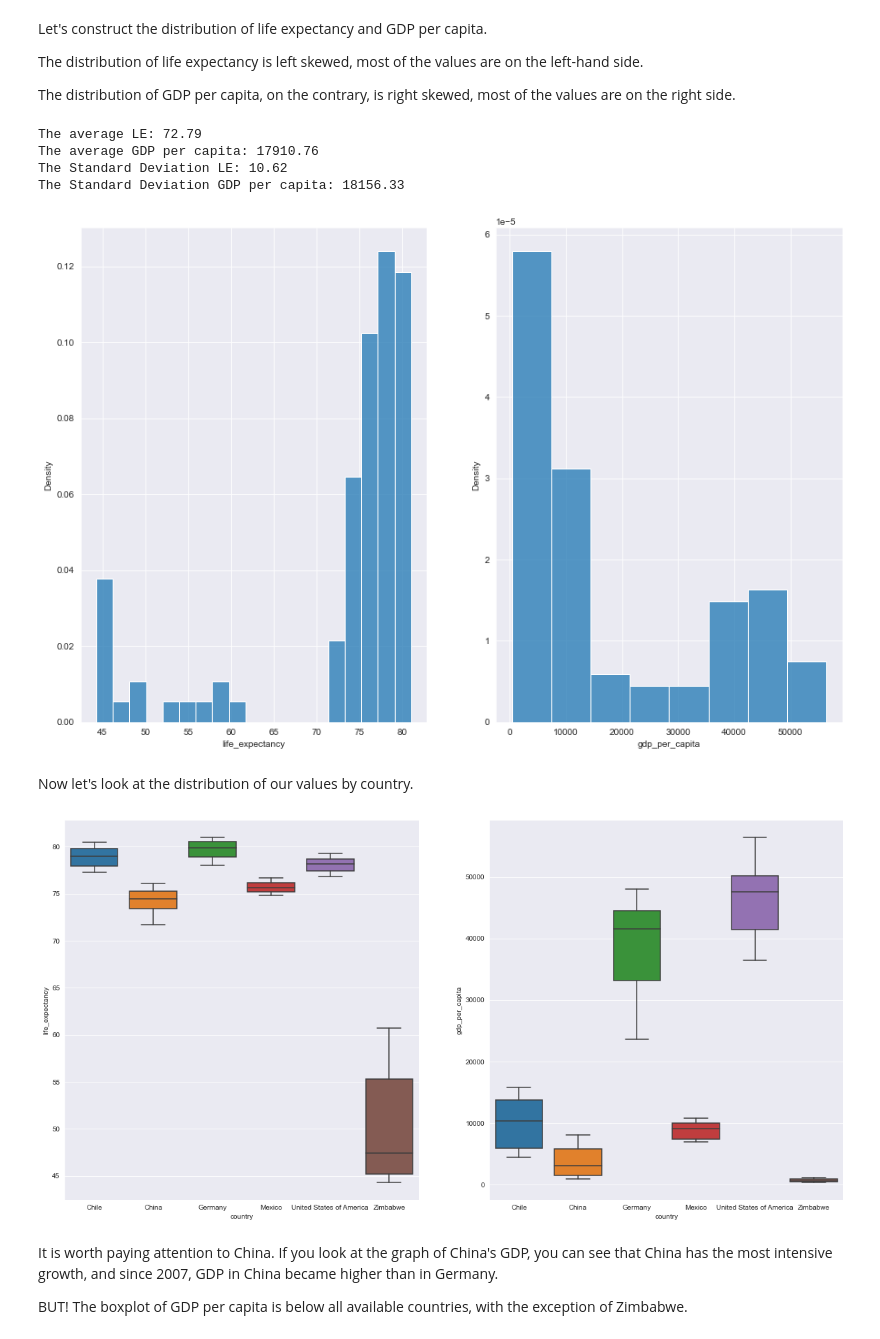
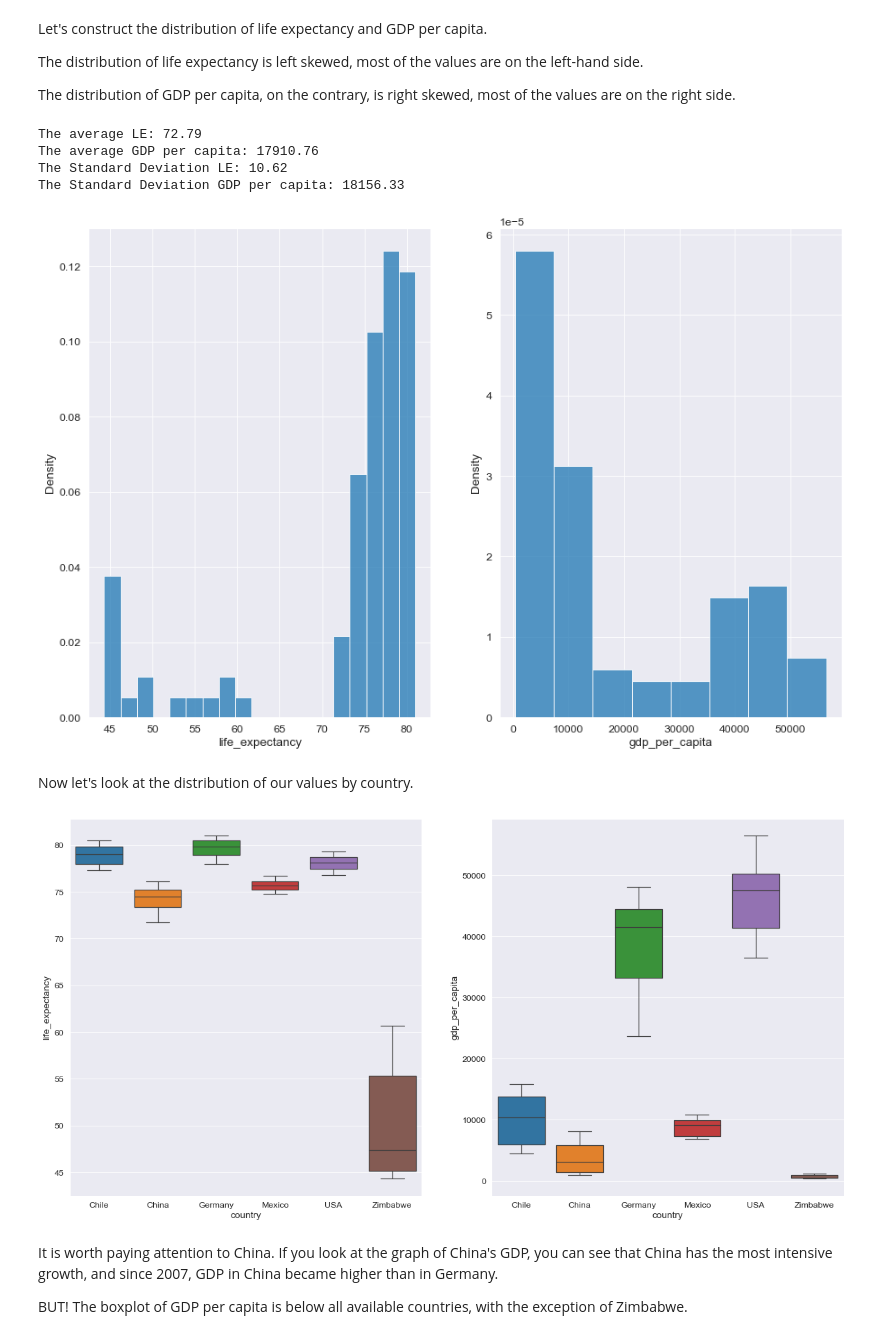
Before and after one commit to OlgaSkripa/Life_expectancy_gdp_project, a Jupyter notebook: life_expectancy_gdp.ipynb, the cells around one changed output. Saved outputs shown, nothing was run; the diff lists cells and outputs as text; code cells hidden in the pictures.

```diff
--- a/life_expectancy_gdp.ipynb
+++ b/life_expectancy_gdp.ipynb
@@ -9,5 +9,6 @@ import numpy as np
 from matplotlib import pyplot as plt
 import seaborn as sns
 from scipy.stats import ttest_ind
+sns.set_context('paper', font_scale = 1.4)
 # %%
 df = pd.read_csv('all_data.csv') #load data
@@ -169,18 +172,18 @@ The average LE: 72.79
 The average GDP per capita: 17910.76
 The Standard Deviation LE: 10.62
 The Standard Deviation GDP per capita: 18156.33
-[figure, old version]
+[figure, new version]
 # %% [markdown]
 Now let's look at the distribution of our values by country.
 # %%
 plt.figure(figsize = (20,10))
 ax1 = plt.subplot(1,2,1)
-sns.boxplot(data = df_add, x = 'country', y = 'life_expectancy')
+sns.boxplot(data = df_add.replace('United States of America', 'USA'), x = 'country', y = 'life_expectancy')
 ax2 = plt.subplot(1,2,2)
-sns.boxplot(data = df_add, x = 'country', y = 'gdp_per_capita')
+sns.boxplot(data = df_add.replace('United States of America', 'USA'), x = 'country', y = 'gdp_per_capita')
 plt.show()
 # %% [output]
-[figure, old version]
+[figure, new version]
 # %% [markdown]
 It is worth paying attention to China. If you look at the graph of China's GDP, you can see that China has the most intensive growth, and since 2007, GDP in China became higher than in Germany.
 
```
Also changed, not shown: parts of 8 cells of this notebook.
